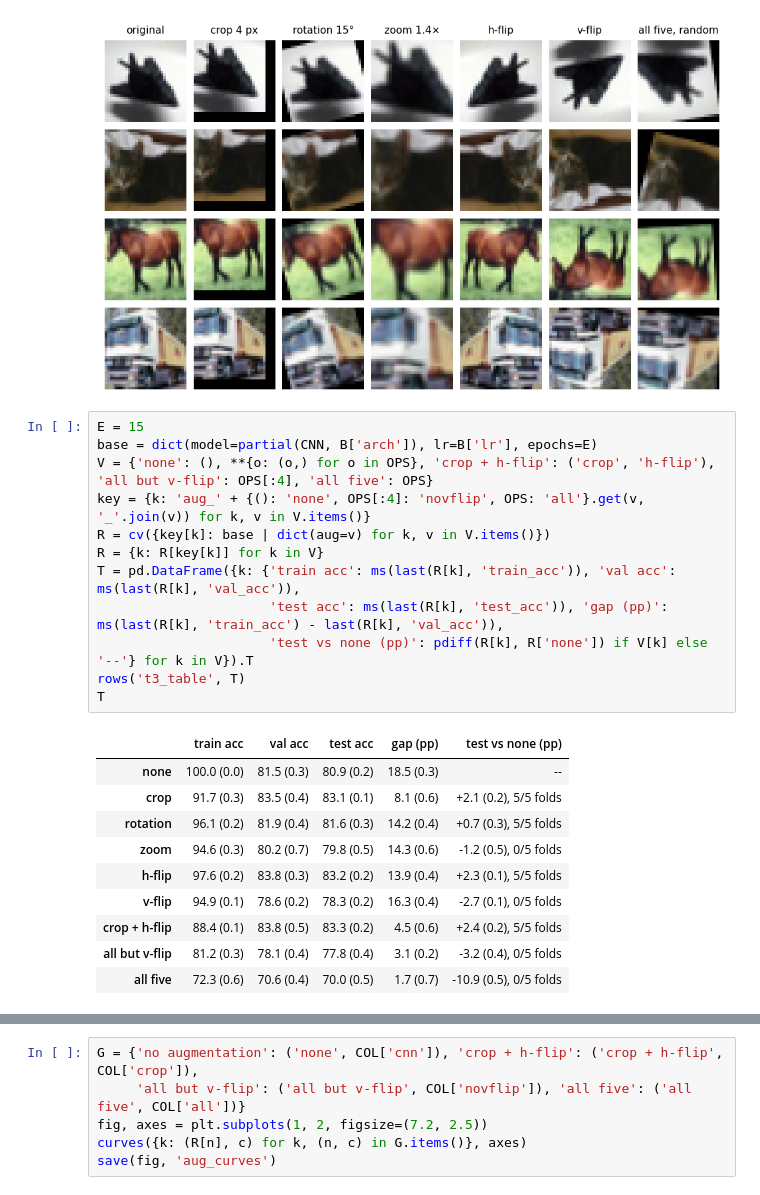
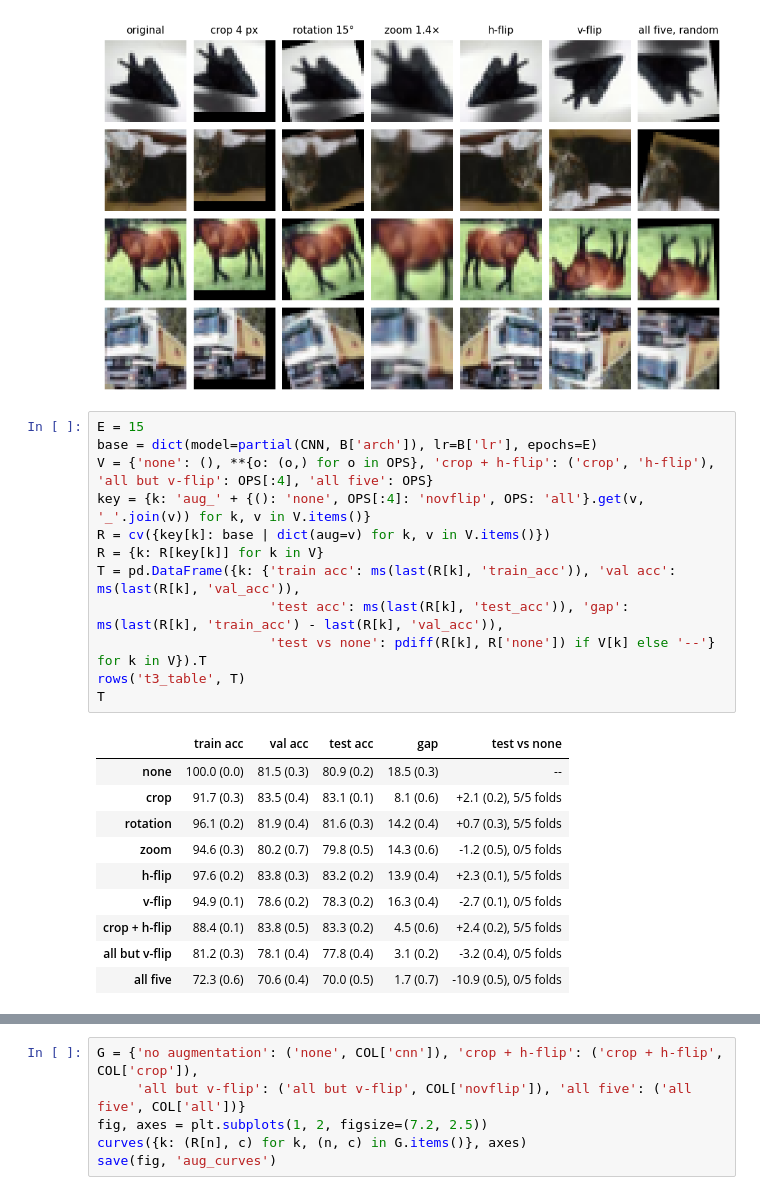
Before and after one commit to AxelFridman/HW3_ML_NN, a Jupyter notebook: 3_augmentation.ipynb, the cells around one changed output, grey strips where cells are left out. Cells and saved outputs as stored; diff of their text form.

```diff
--- a/3_augmentation.ipynb
+++ b/3_augmentation.ipynb
@@ -26,17 +26,17 @@ save(fig, 'transforms')
 # %%
 E = 15
 base = dict(model=partial(CNN, B['arch']), lr=B['lr'], epochs=E)
 V = {'none': (), **{o: (o,) for o in OPS}, 'crop + h-flip': ('crop', 'h-flip'), 'all but v-flip': OPS[:4], 'all five': OPS}
 key = {k: 'aug_' + {(): 'none', OPS[:4]: 'novflip', OPS: 'all'}.get(v, '_'.join(v)) for k, v in V.items()}
 R = cv({key[k]: base | dict(aug=v) for k, v in V.items()})
 R = {k: R[key[k]] for k in V}
 T = pd.DataFrame({k: {'train acc': ms(last(R[k], 'train_acc')), 'val acc': ms(last(R[k], 'val_acc')),
-                      'test acc': ms(last(R[k], 'test_acc')), 'gap (pp)': ms(last(R[k], 'train_acc') - last(R[k], 'val_acc')),
-                      'test vs none (pp)': pdiff(R[k], R['none']) if V[k] else '--'} for k in V}).T
+                      'test acc': ms(last(R[k], 'test_acc')), 'gap': ms(last(R[k], 'train_acc') - last(R[k], 'val_acc')),
+                      'test vs none': pdiff(R[k], R['none']) if V[k] else '--'} for k in V}).T
 rows('t3_table', T)
 T
 # %% [output]
-|  | train acc | val acc | test acc | gap (pp) | test vs none (pp) |
+|  | train acc | val acc | test acc | gap | test vs none |
 | none | 100.0 (0.0) | 81.5 (0.3) | 80.9 (0.2) | 18.5 (0.3) | -- |
 | crop | 91.7 (0.3) | 83.5 (0.4) | 83.1 (0.1) | 8.1 (0.6) | +2.1 (0.2), 5/5 folds |
 | rotation | 96.1 (0.2) | 81.9 (0.4) | 81.6 (0.3) | 14.2 (0.4) | +0.7 (0.3), 5/5 folds |
```
Also changed, not shown: parts of 4 cells of this notebook.
